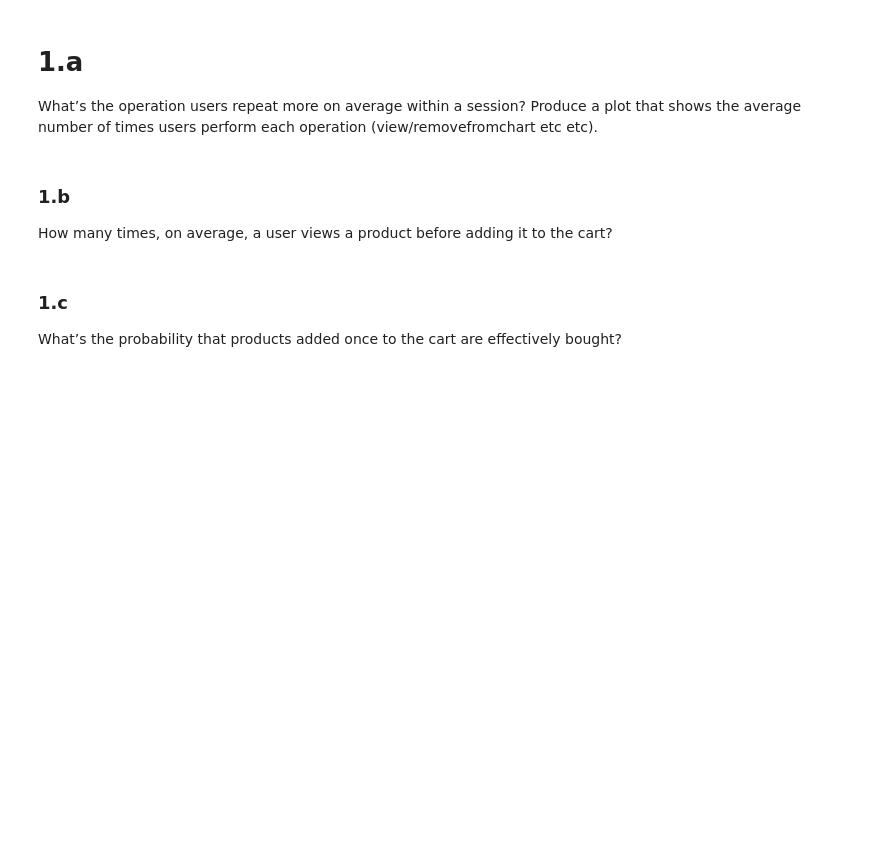
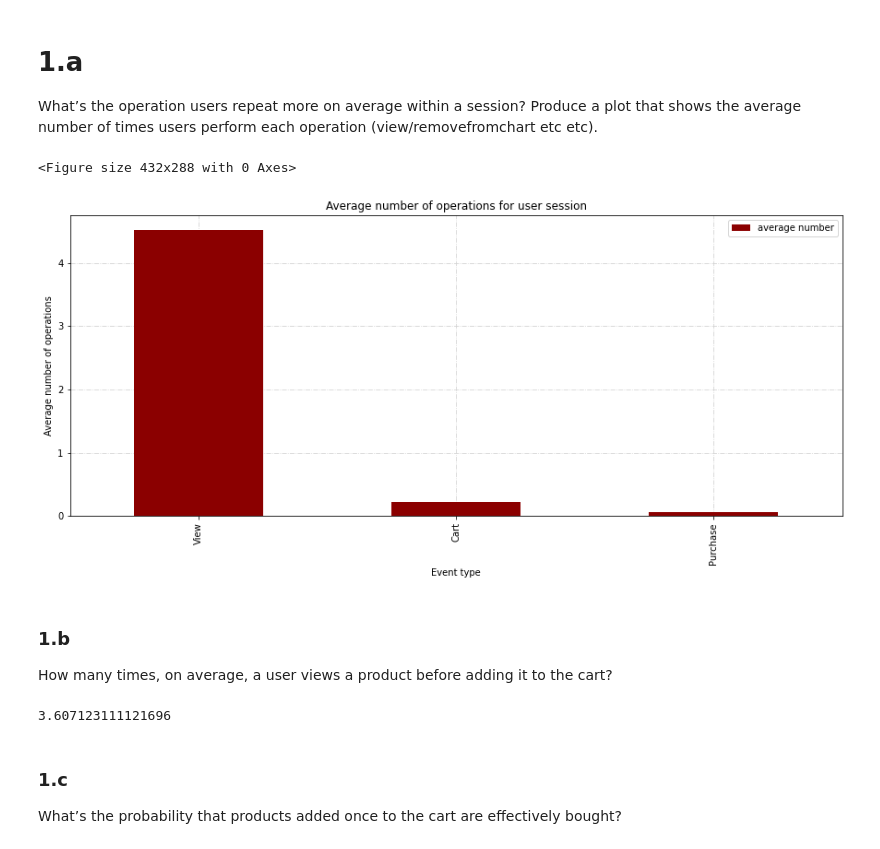
Before and after one commit to mikcnt/adm-homework-2, a Jupyter notebook: exercises_test.ipynb, the cells around one changed output. Drawn from its saved outputs; the diff is of its cells as text; code cells hidden in the pictures; blank space fills up the shorter version.

```diff
--- a/exercises_test.ipynb
+++ b/exercises_test.ipynb
@@ -45,9 +46,20 @@ funnels map routes to conversion and beyond. Suppose your funnel involves just t
 # %% [markdown]
 # 1.a
 What’s the operation users repeat more on average within a session? Produce a plot that shows the average number of times users perform each operation (view/removefromchart etc etc).
+# %%
+updatelib()
+test = functions_.plt_avg_event_session(nov)
+# %% [output]
+<Figure size 432x288 with 0 Axes>
+[figure, added]
 # %% [markdown]
 ### 1.b
 How many times, on average, a user views a product before adding it to the cart?
+# %%
+updatelib()
+functions_.avg_view_before_cart(nov)
+# %% [output]
+3.607123111121696
 # %% [markdown]
 ### 1.c
 What’s the probability that products added once to the cart are effectively bought?
```
Also changed, not shown: parts of 15 cells of this notebook, 1 other file.
